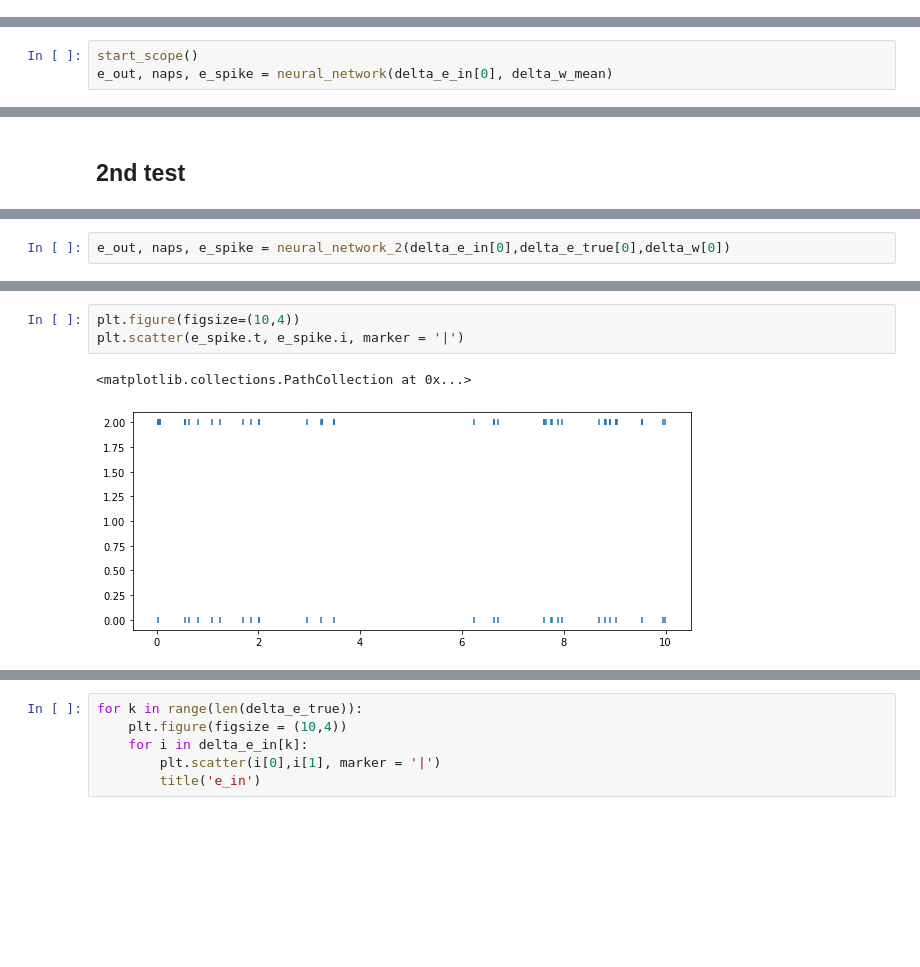
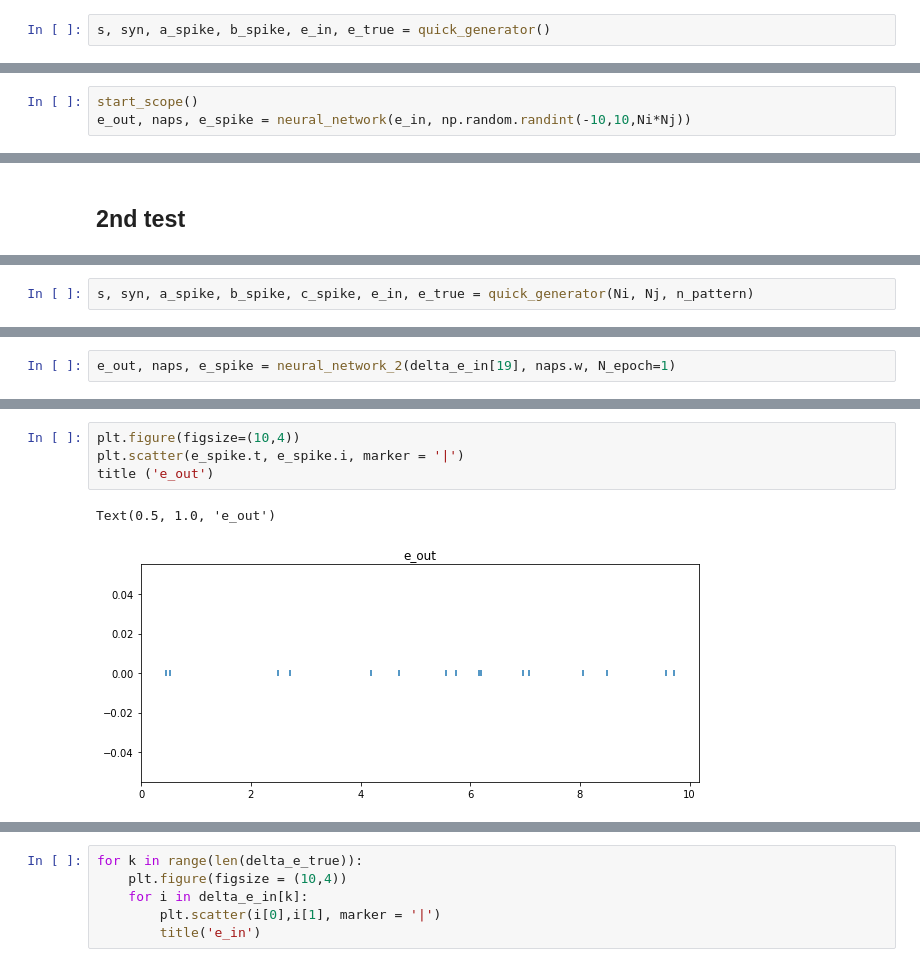
Before and after one commit to camillebesnainou/2022-01-10-polychrony, a Jupyter notebook: 2022-03-02-herewegoagain.ipynb, the cells around one changed output, grey strips where cells are left out. Cells and saved outputs as stored; diff of their text form; blank space fills up the shorter version.

```diff
--- a/2022-03-02-herewegoagain.ipynb
+++ b/2022-03-02-herewegoagain.ipynb
@@ -200,0 +222,2 @@ s, syn, PGs_id_tps, PGs_pattern, detection, e_in, e_true = generator_terminator(
+# %%
+s, syn, a_spike, b_spike, e_in, e_true = quick_generator()
@@ -387,4 +418,4 @@ def neural_network(e_in, w_per_synapse_list):
     return e_out, naps, e_spike
 # %%
 start_scope()
-e_out, naps, e_spike = neural_network(delta_e_in[0], delta_w_mean)
+e_out, naps, e_spike = neural_network(e_in, np.random.randint(-10,10,Ni*Nj))
@@ -477,0 +582,2 @@ delta_e_out, delta_e_true, delta_e_in, delta_w, naps_w, e_out_end, naps_end, e_s
+# %%
+s, syn, a_spike, b_spike, c_spike, e_in, e_true = quick_generator(Ni, Nj, n_pattern)
@@ -554,2 +684,2 @@ array([0., 0., 0., 0., 0., 0., 0., 0., 0., 0.])
 # %%
-e_out, naps, e_spike = neural_network_2(delta_e_in[0],delta_e_true[0],delta_w[0])
+e_out, naps, e_spike = neural_network_2(delta_e_in[19], naps.w, N_epoch=1)
@@ -556,6 +689,7 @@ e_out, naps, e_spike = neural_network_2(delta_e_in[0],delta_e_true[0],delta_w[0]
 # %%
 plt.figure(figsize=(10,4))
 plt.scatter(e_spike.t, e_spike.i, marker = '|')
+title ('e_out')
 # %% [output]
-<matplotlib.collections.PathCollection at 0x...>
+Text(0.5, 1.0, 'e_out')
-[figure, old version]
+[figure, new version]
```
Also changed, not shown: parts of 60 cells of this notebook.
